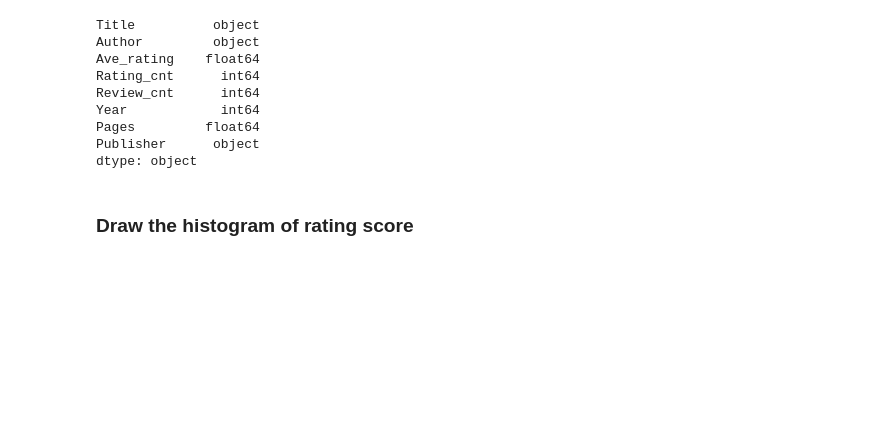
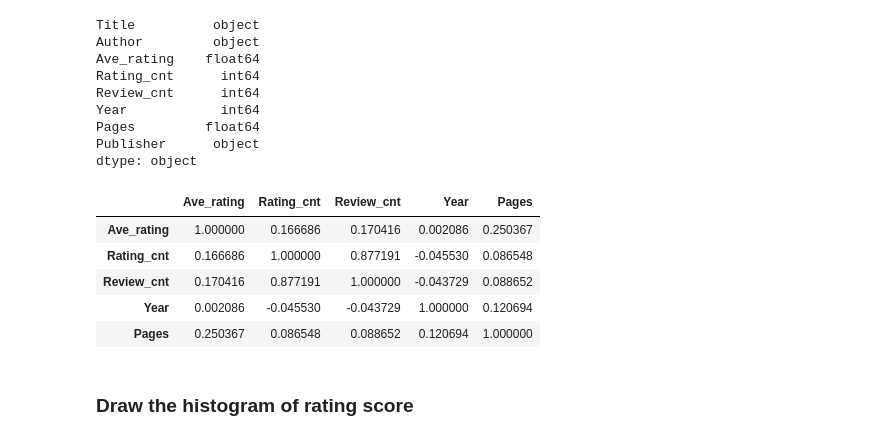
Before and after one commit to haolin-ds/GoodReadsBooksAnalysis, a Jupyter notebook: middle_grade_books_analysis.ipynb, the cells around one changed output. Drawn from its saved outputs; the diff is of its cells as text; code cells hidden in the pictures; blank space fills up the shorter version.

```diff
--- a/middle_grade_books_analysis.ipynb
+++ b/middle_grade_books_analysis.ipynb
@@ -220,6 +225,15 @@ Year            int64
 Pages         float64
 Publisher      object
 dtype: object
+# %%
+books_df.corr()
+# %% [output]
+|  | Ave_rating | Rating_cnt | Review_cnt | Year | Pages |
+| Ave_rating | 1.000000 | 0.166686 | 0.170416 | 0.002086 | 0.250367 |
+| Rating_cnt | 0.166686 | 1.000000 | 0.877191 | -0.045530 | 0.086548 |
+| Review_cnt | 0.170416 | 0.877191 | 1.000000 | -0.043729 | 0.088652 |
+| Year | 0.002086 | -0.045530 | -0.043729 | 1.000000 | 0.120694 |
+| Pages | 0.250367 | 0.086548 | 0.088652 | 0.120694 | 1.000000 |
 # %% [markdown]
 ### Draw the histogram of rating score
 # %%
```
Also changed, not shown: parts of 10 cells of this notebook, 2 other files.
